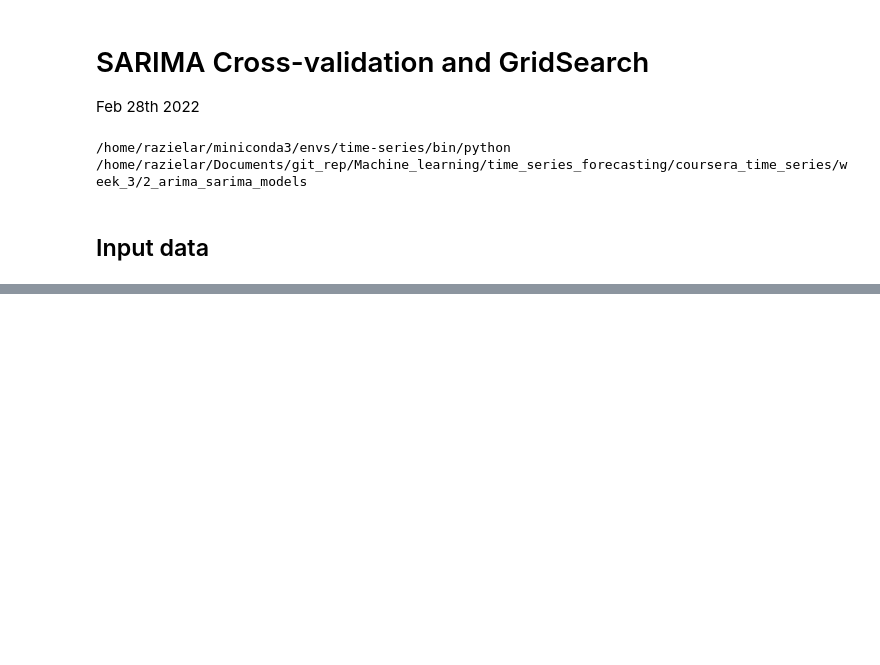
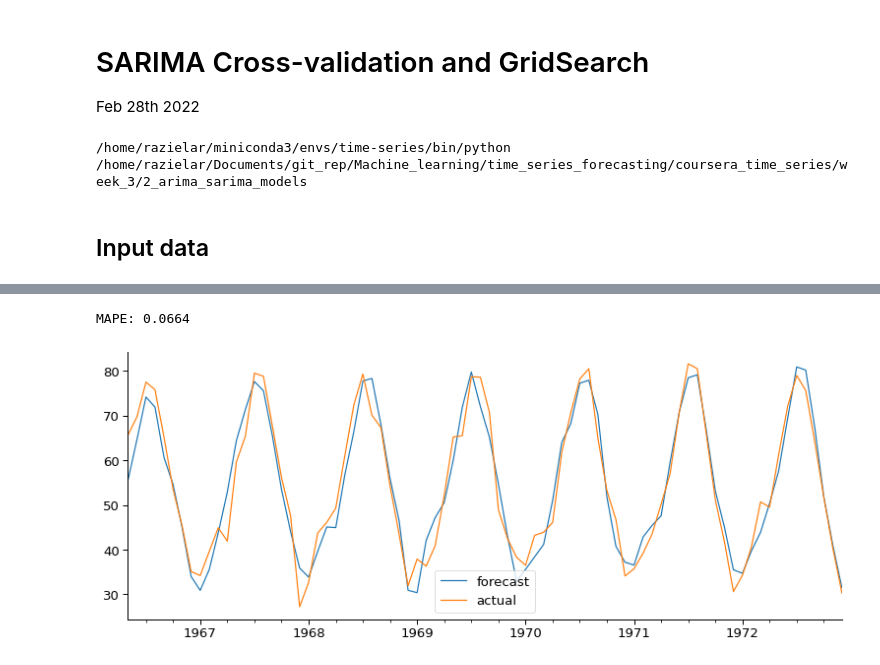
Before and after one commit to razielar/coursera_time_series_forecasting, a Jupyter notebook: coursera_time_series/week_3/2_arima_sarima_models/3_1.sarima_crossvalidation.ipynb, the cells around one changed output, grey strips where cells are left out. Saved outputs shown, nothing was run; the diff lists cells and outputs as text; code cells hidden in the pictures; blank space fills up the shorter version.

```diff
--- a/coursera_time_series/week_3/2_arima_sarima_models/3_1.sarima_crossvalidation.ipynb
+++ b/coursera_time_series/week_3/2_arima_sarima_models/3_1.sarima_crossvalidation.ipynb
@@ -39,0 +424,7 @@ def cross_validate():
+# %%
+print("MAPE: {:.4f}".format(mape(cv2.actual, cv2.forecast)))
+cv2.plot()
+plt.show()
+# %% [output]
+MAPE: 0.0664
+[figure, added]
```
Also changed, not shown: parts of 15 cells of this notebook.
